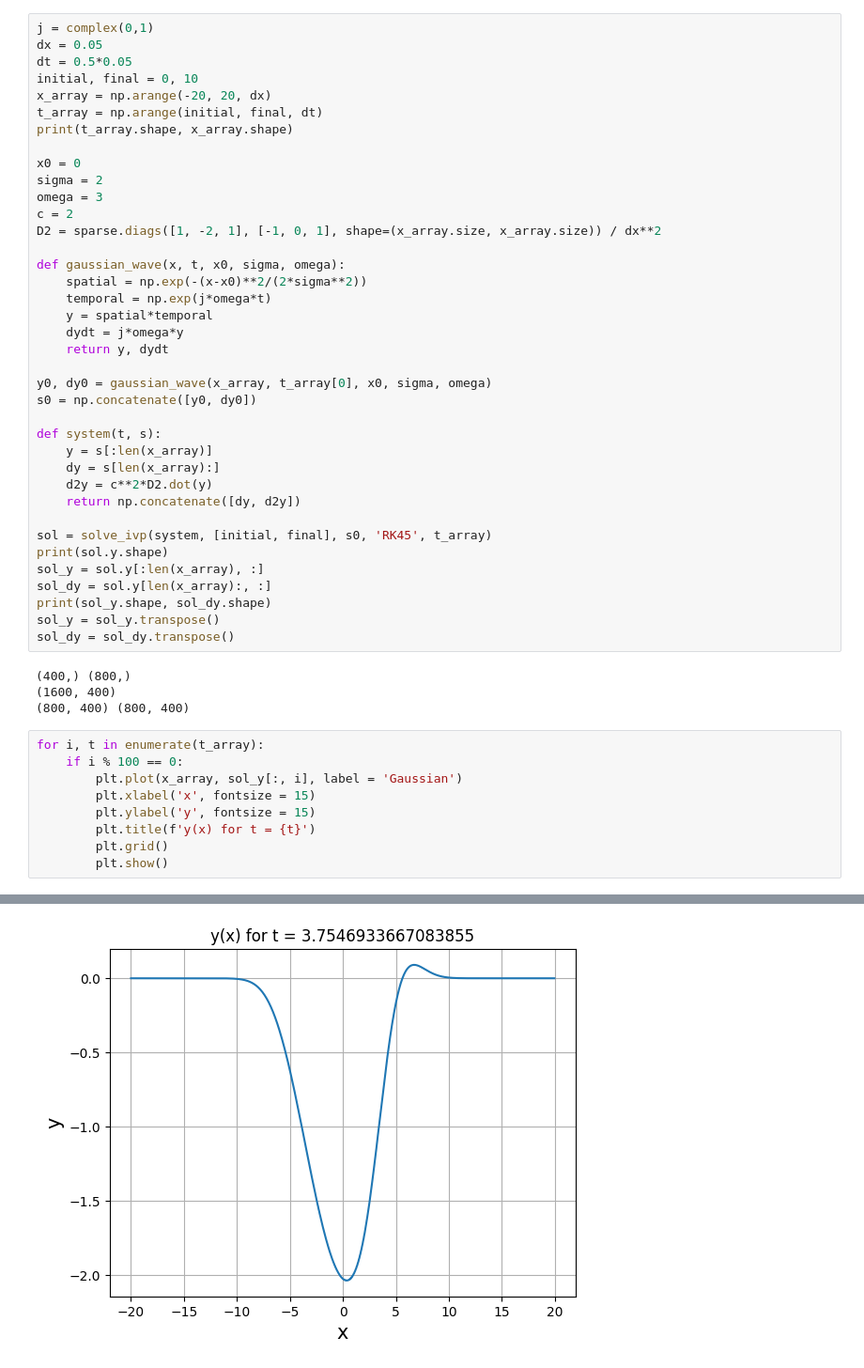
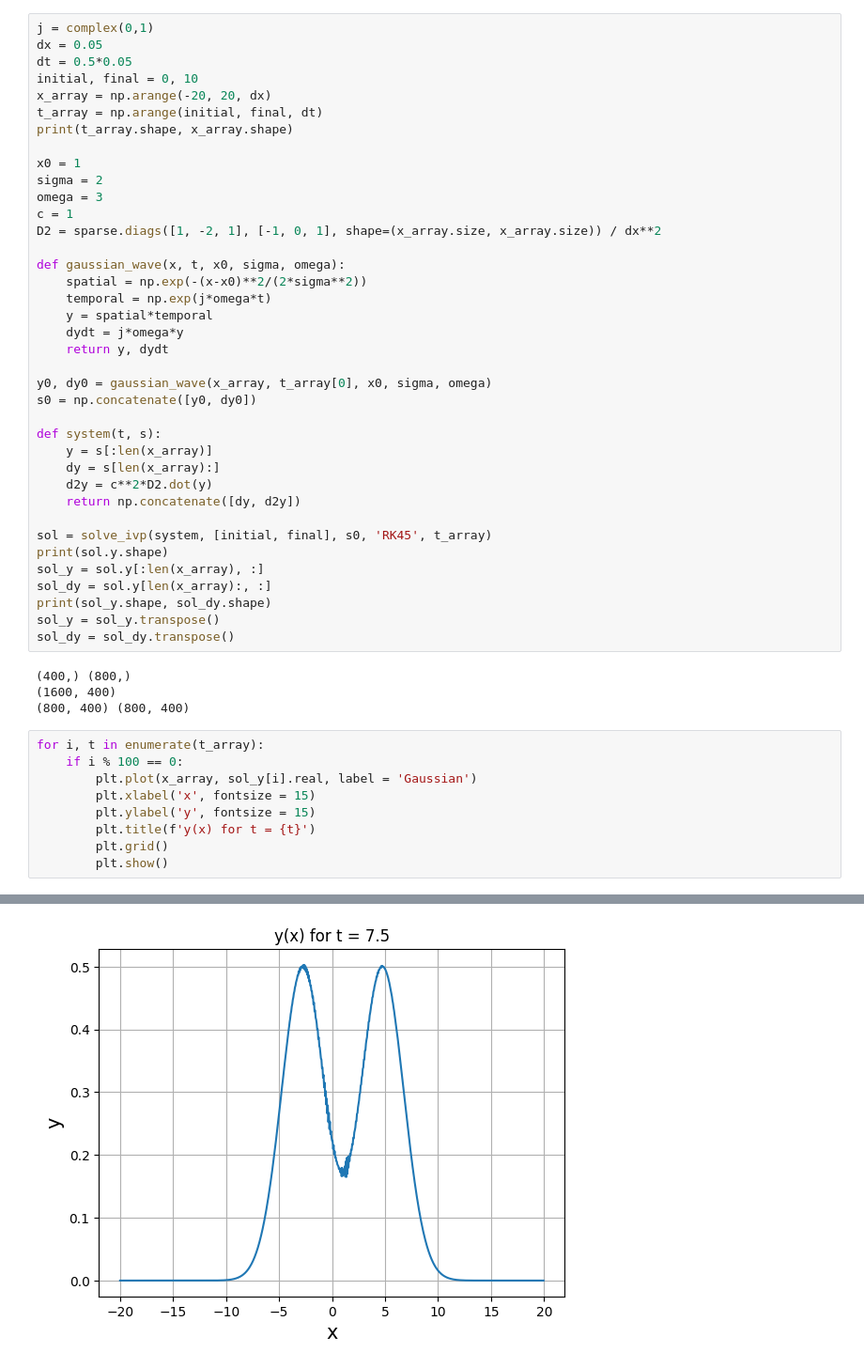
Before and after one commit to dakeerie/MSci-Project, a Jupyter notebook: Gaussian.ipynb, the cells around one changed output, grey strips where cells are left out. Shown: that part at 94% size. Drawn from its saved outputs; the diff is of its cells as text.

```diff
--- a/Gaussian.ipynb
+++ b/Gaussian.ipynb
@@ -76,10 +76,10 @@ x_array = np.arange(-20, 20, dx)
 t_array = np.arange(initial, final, dt)
 print(t_array.shape, x_array.shape)
 
-x0 = 0
+x0 = 1
 sigma = 2
 omega = 3
-c = 2
+c = 1
 D2 = sparse.diags([1, -2, 1], [-1, 0, 1], shape=(x_array.size, x_array.size)) / dx**2
 
 def gaussian_wave(x, t, x0, sigma, omega):
@@ -112,7 +112,7 @@ sol_dy = sol_dy.transpose()
 # %%
 for i, t in enumerate(t_array):
     if i % 100 == 0:
-        plt.plot(x_array, sol_y[:, i], label = 'Gaussian')
+        plt.plot(x_array, sol_y[i].real, label = 'Gaussian')
         plt.xlabel('x', fontsize = 15)
         plt.ylabel('y', fontsize = 15)
         plt.title(f'y(x) for t = {t}')
@@ -125 +125 @@ for i, t in enumerate(t_array):
-[figure, old version]
+[figure, new version]
```
Also changed, not shown: parts of 1 cell of this notebook, 3 other files.
